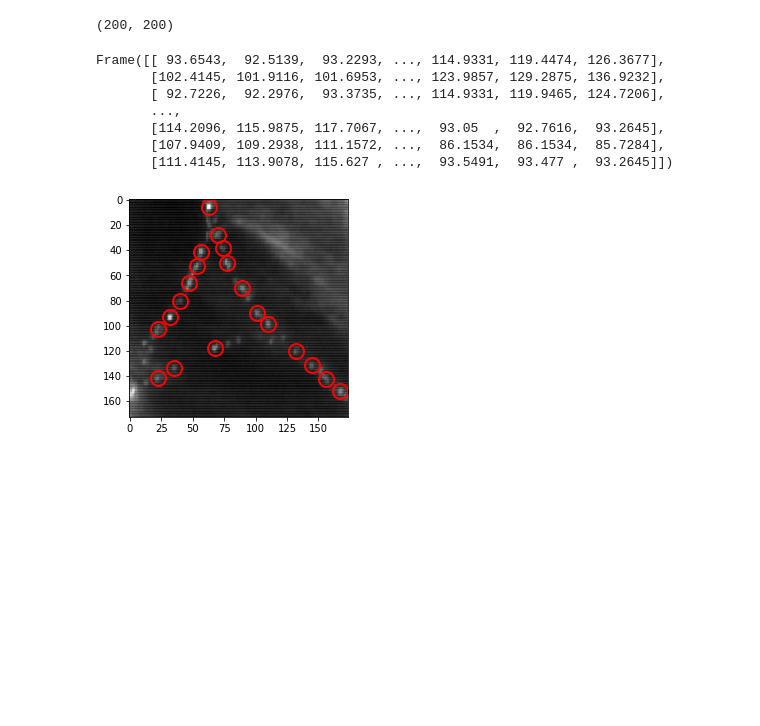
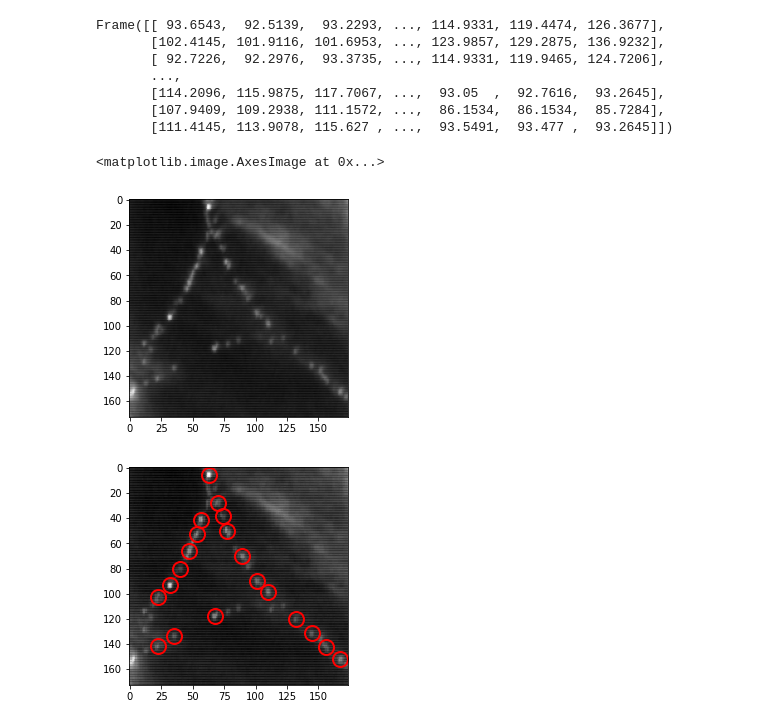
Before and after one commit to dbautista98/BMC_analysis, a Jupyter notebook: exploration.ipynb, the cells around one changed output. Drawn from its saved outputs; the diff is of its cells as text; code cells hidden in the pictures; blank space fills up the shorter version.

Commit message:
how to crop images in pipline

```diff
--- a/exploration.ipynb
+++ b/exploration.ipynb
@@ -8,9 +8,7 @@ import numpy as np
 import cv2
 # %%
 path = "../data/onion_2/Onion_bulk_20x/*.bmp"
-frames = pims.as_grey(pims.open(path))#pims.open(path)
+old = pims.as_grey(pims.open(path))#pims.open(path)
+frames = pims.as_grey(pims.process.crop(pims.open(path), ((0,27), (26,0), (0,0))))
+# frames = pims.as_grey(frames)#pims.open(path)
-# %%
-frames[0].shape
-# %% [output]
-(200, 200)
 # %%
@@ -23,3 +21,8 @@ Frame([[ 93.6543,  92.5139,  93.2293, ..., 114.9331, 119.4474, 126.3677],
        [114.2096, 115.9875, 117.7067, ...,  93.05  ,  92.7616,  93.2645],
        [107.9409, 109.2938, 111.1572, ...,  86.1534,  86.1534,  85.7284],
        [111.4145, 113.9078, 115.627 , ...,  93.5491,  93.477 ,  93.2645]])
+# %%
+plt.imshow(frames[0], cmap="gray")
+# %% [output]
+<matplotlib.image.AxesImage at 0x...>
+[figure, added]
```
Also changed, not shown: parts of 6 cells of this notebook.
